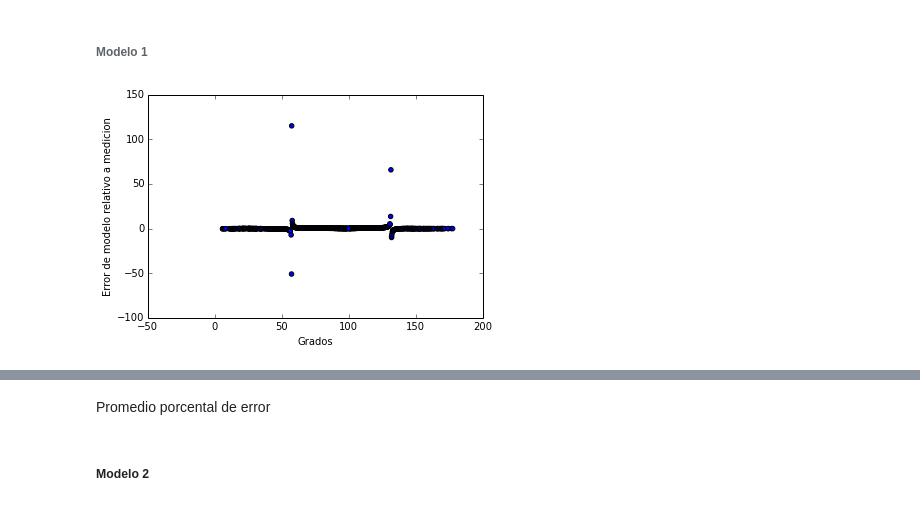
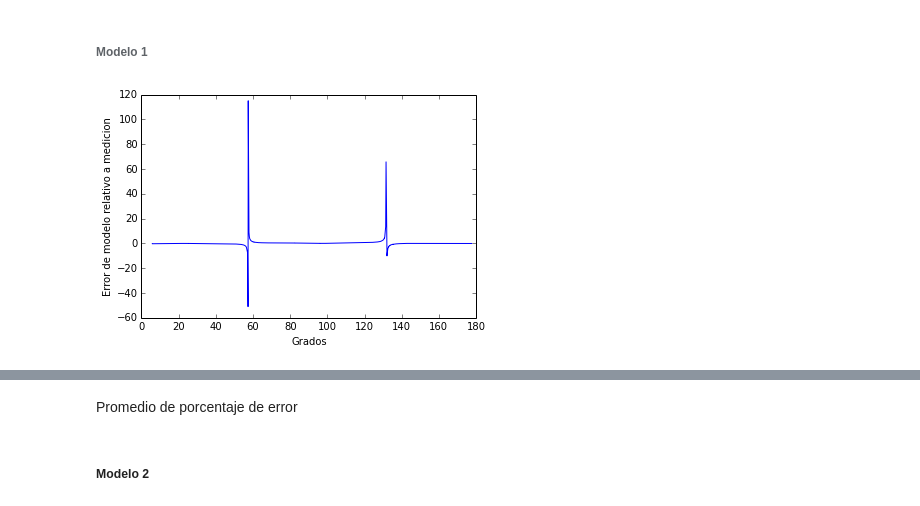
Before and after one commit to JuanDiegoArango/Tarea-4, a Jupyter notebook: Tarea Computacional.ipynb, the cells around one changed output, grey strips where cells are left out. Saved outputs shown, nothing was run; the diff lists cells and outputs as text; code cells hidden in the pictures.

```diff
--- a/Tarea Computacional.ipynb
+++ b/Tarea Computacional.ipynb
@@ -119,8 +119,8 @@ for j in range (0,longitud):
     b=(archivos[j]).split("_")
     G.write("%f  %f  %f  %f  %f\n" %(float(b[2]),float(b[4].strip('.dat')),c[0],c[1],c[2]))
     if (encontrar_ruido(Posicion)==1):
-        gravedad=np.append(gravedad,c[0])
-        theta=np.append(theta,float(b[2]))
+        gravedad=append(gravedad,c[0])
+        theta=append(theta,float(b[2]))
 G.close()
 # %% [markdown]
 ### Graficas
@@ -127,3 +129,7 @@ G.close()
+# %%
+a=theta.argsort()
+theta=theta[a]
+gravedad=gravedad[a]
 # %% [markdown]
 Rutina que hace la grafica gravedad con angulo.
 # %%
@@ -186,10 +191,10 @@ Se usa el modelo para obtener los valores de fluctuaciones y se encuentra el por
 ###### Modelo 1
 # %%
 a=Constantes_1[0]*cos(2.0*theta*pi/180.0)+Constantes_1[1]
-scatter(theta,abs(a-fluctuaciones)/fluctuaciones)
+plot(theta,abs(a-fluctuaciones)/fluctuaciones)
 xlabel('Grados')
 ylabel('Error de modelo relativo a medicion')
 show()
 abs((fluctuaciones-a)/fluctuaciones).mean()*100
 # %% [output]
-[figure, old version]
+[figure, new version]
@@ -197,5 +202,5 @@ abs((fluctuaciones-a)/fluctuaciones).mean()*100
 # %% [markdown]
-Promedio porcental de error
+Promedio de porcentaje de error
 # %% [markdown]
 ##### Modelo 2
 # %%
```
Also changed, not shown: parts of 7 cells of this notebook.
